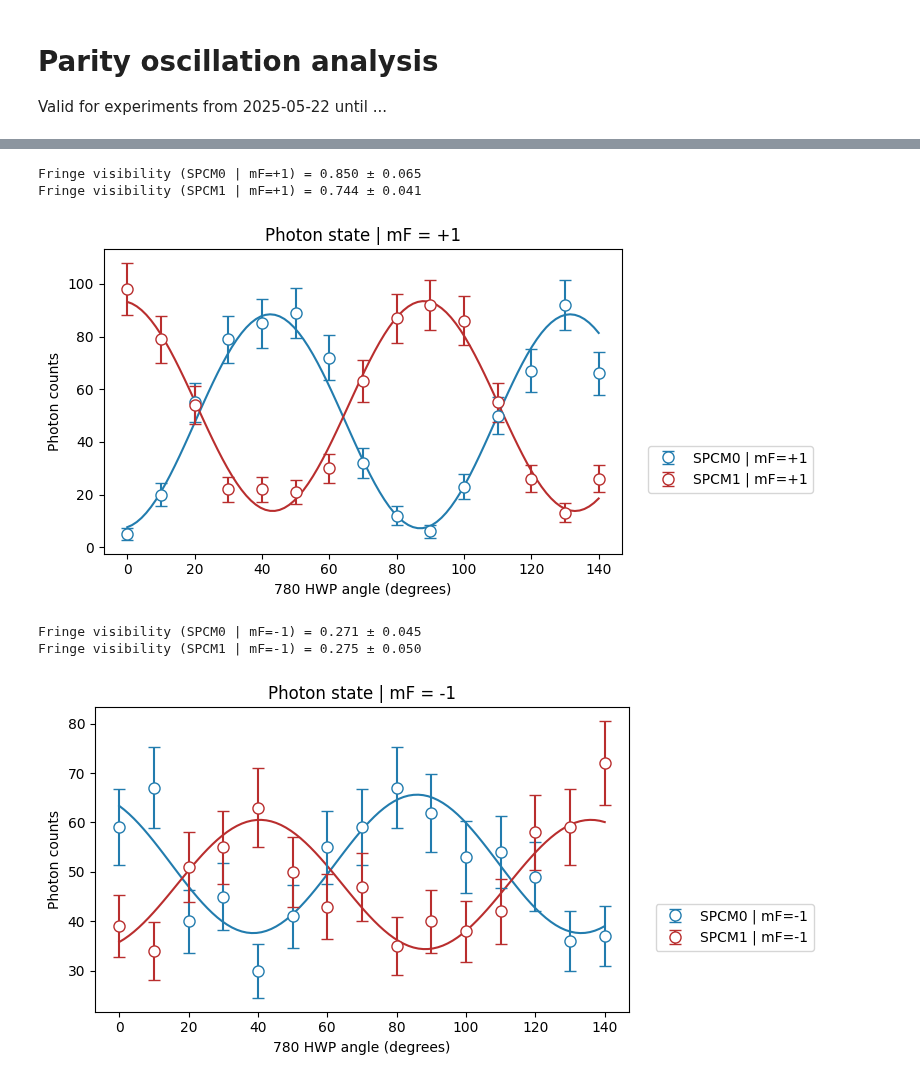
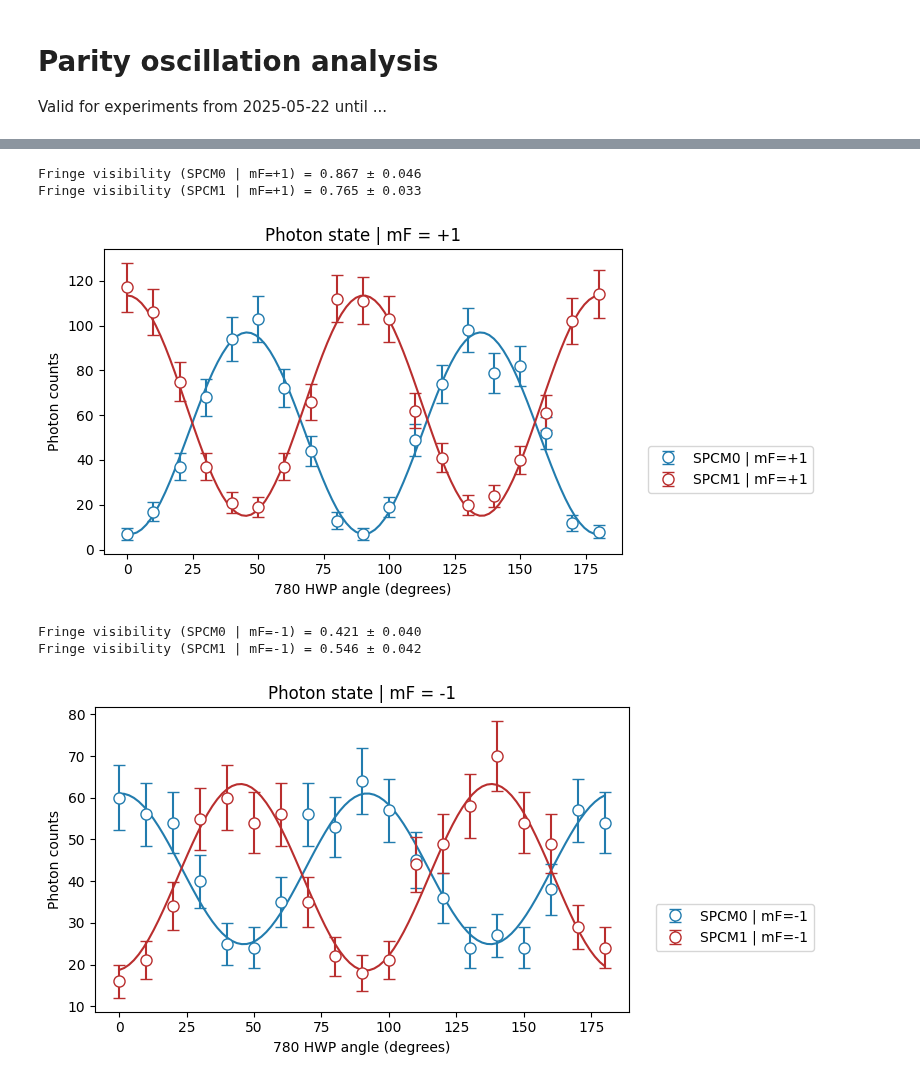
Before and after one commit to QuantumQuadrate/qn_artiq_routines, a Jupyter notebook: Analysis/Tomography analysis/Parity_Oscillation_analysis_2025.ipynb, the cells around one changed output, grey strips where cells are left out. Saved outputs shown, nothing was run; the diff lists cells and outputs as text; code cells hidden in the pictures.

```diff
--- a/Analysis/Tomography analysis/Parity_Oscillation_analysis_2025.ipynb
+++ b/Analysis/Tomography analysis/Parity_Oscillation_analysis_2025.ipynb
@@ -2,7 +2,7 @@
 # Parity oscillation analysis
 Valid for experiments from 2025-05-22 until ...
 # %%
-date_filters = ["2025-05-27"]
+date_filters = ["2025-06-12"]
 
 from matplotlib import pyplot as plt
 import matplotlib as mpl
@@ -72,7 +68,7 @@ file 29 (C:\Networking Experiment\artiq codes\artiq-master\results\2025-05-27\22
 # %%
 ### the file(s) to analyze:
 file_indices = {
-    26:'',
+    10:'',
     # 40:'',
     # 42:'',
     # 44:'',
@@ -372,7 +368,7 @@ iteration 13, no measurements
 # %%
 """
-atom_Z1_mask: [True, True, False, ...] is True when the atom is in state mF=+1 (i.e. atom_signal<single_atom_threshold) in Z-basis.
-atom_Zm1_mask: [False, False, True, ...] is True when the atom is in state mF=-1 (i.e. atom_signal<single_atom_threshold) in Z-basis.
+atom_Z1_mask: [True, True, False, ...] is True when the atom is in state mF=+1 (i.e. atom_signal<=single_atom_threshold) in Z-basis.
+atom_Zm1_mask: [False, False, True, ...] is True when the atom is in state mF=-1 (i.e. atom_signal>single_atom_threshold) in Z-basis.
 
 unique_angles_780_HWP = [0,10,20,...]
 
@@ -518,39 +514,39 @@ A_err = perr[0]
 offset = popt[3]
 offset_err = perr[3]
 fringe_visibility = np.abs(A)/offset
 fringe_visibility_err = np.sqrt((A_err / offset)**2 + (A * offset_err / offset**2)**2)
 print(f"Fringe visibility (SPCM1 | mF=-1) = {fringe_visibility:.3f} ± {fringe_visibility_err:.3f}")
 
 ### Generate smooth x values for plotting the fit
 y_fit_SPCM1_Zm1 = sinusoid(x_fit, *popt)
 ######################################################
 
 
 plt.figure(figsize=(8, 4))
 
 plt.errorbar(unique_angles_780_HWP, SPCM0_counts_Zm1_filtered, yerr=SPCM0_errors_Zm1_filtered, label='SPCM0 | mF=-1',
              fmt='o', mfc='white', mec=color1, ecolor=color1,
              capsize=4, markersize=8, linewidth=1.5, zorder=3)
 plt.plot(x_fit, y_fit_SPCM0_Zm1, color=color1, linestyle='-')
 
 plt.errorbar(unique_angles_780_HWP, SPCM1_counts_Zm1_filtered, yerr=SPCM1_errors_Zm1_filtered, label='SPCM1 | mF=-1',
              fmt='o', mfc='white', mec=color2, ecolor=color2,
              capsize=4, markersize=8, linewidth=1.5, zorder=3)
 plt.plot(x_fit, y_fit_SPCM1_Zm1, color=color2, linestyle='-')
 
 plt.xlabel('780 HWP angle (degrees)')
 plt.ylabel('Photon counts')
 plt.title('Photon state | mF = -1')
 plt.legend(loc=(1.05,0.2))
 plt.tight_layout()
 plt.show()
 # %% [output]
-Fringe visibility (SPCM0 | mF=+1) = 0.850 ± 0.065
-Fringe visibility (SPCM1 | mF=+1) = 0.744 ± 0.041
+Fringe visibility (SPCM0 | mF=+1) = 0.867 ± 0.046
+Fringe visibility (SPCM1 | mF=+1) = 0.765 ± 0.033
-[figure, old version]
+[figure, new version]
-Fringe visibility (SPCM0 | mF=-1) = 0.271 ± 0.045
-Fringe visibility (SPCM1 | mF=-1) = 0.275 ± 0.050
+Fringe visibility (SPCM0 | mF=-1) = 0.421 ± 0.040
+Fringe visibility (SPCM1 | mF=-1) = 0.546 ± 0.042
-[figure, old version]
+[figure, new version]
 # %%
 # Compute atom state
 atom_signal = BothSPCMs_parity_RO[1:] / t_SPCM_second_shot
```
Also changed, not shown: parts of 4 cells of this notebook, 4 other files.
